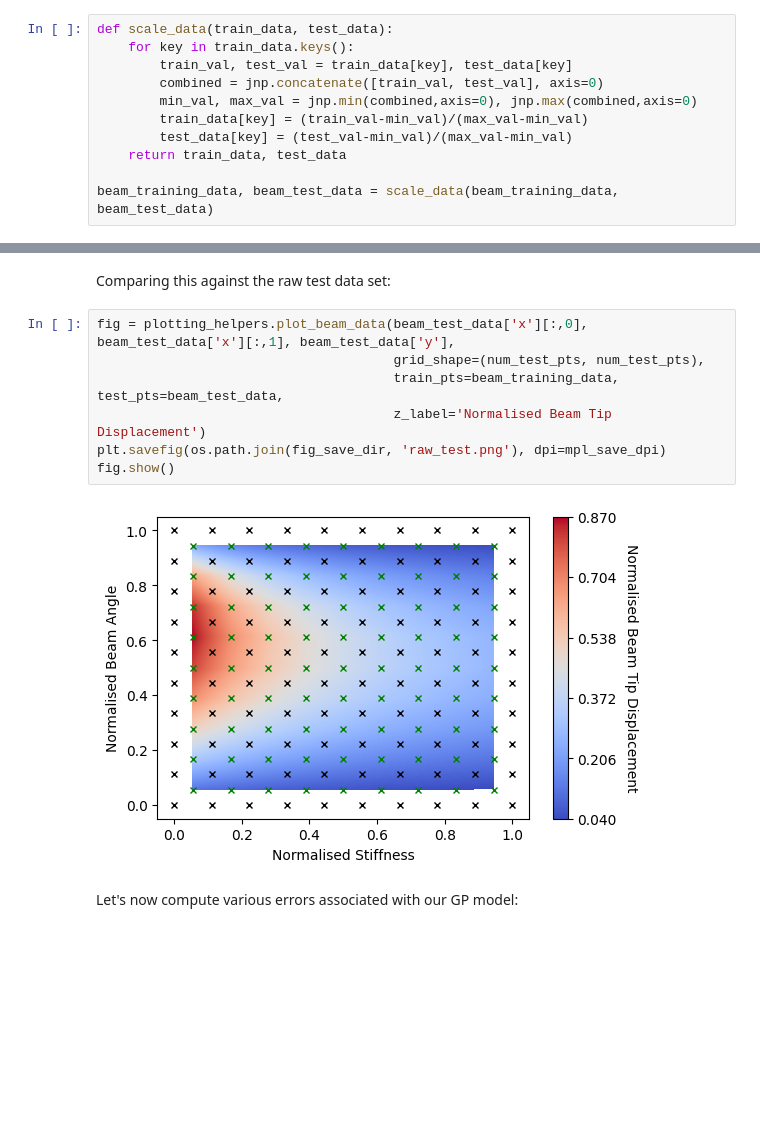
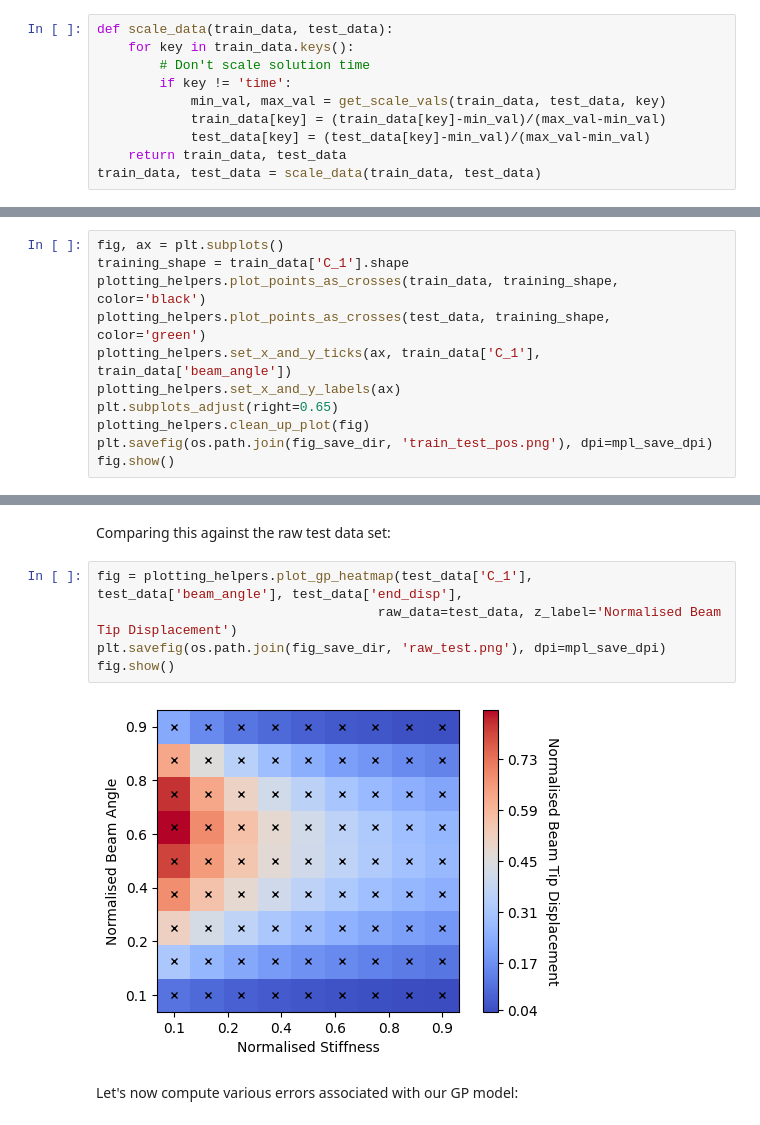
Before and after one commit to mabilton/bayesian_oed_bilton_masters, a Jupyter notebook: chapter_4/[1] Surrogate Beam Model.ipynb, the cells around one changed output, grey strips where cells are left out. Saved outputs shown, nothing was run; the diff lists cells and outputs as text; blank space fills up the shorter version.

```diff
--- a/chapter_4/[1] Surrogate Beam Model.ipynb
+++ b/chapter_4/[1] Surrogate Beam Model.ipynb
@@ -47,14 +77,13 @@ Since the `C_1` and `beam_angle` parameters take on different ranges of values,
 # %%
 def scale_data(train_data, test_data):
     for key in train_data.keys():
-        train_val, test_val = train_data[key], test_data[key]
-        combined = jnp.concatenate([train_val, test_val], axis=0)
-        min_val, max_val = jnp.min(combined,axis=0), jnp.max(combined,axis=0)
-        train_data[key] = (train_val-min_val)/(max_val-min_val)
-        test_data[key] = (test_val-min_val)/(max_val-min_val)
+        # Don't scale solution time
+        if key != 'time':
+            min_val, max_val = get_scale_vals(train_data, test_data, key)
+            train_data[key] = (train_data[key]-min_val)/(max_val-min_val)
+            test_data[key] = (test_data[key]-min_val)/(max_val-min_val)
     return train_data, test_data
-
-beam_training_data, beam_test_data = scale_data(beam_training_data, beam_test_data)
+train_data, test_data = scale_data(train_data, test_data)
 # %% [markdown]
 Define and train Gaussian process model - let's also time how long it takes to train the GP:
 # %%
@@ -139,0 +189,11 @@ Predictions took 0.54427 seconds to compute
+# %%
+fig, ax = plt.subplots()
+training_shape = train_data['C_1'].shape
+plotting_helpers.plot_points_as_crosses(train_data, training_shape, color='black')
+plotting_helpers.plot_points_as_crosses(test_data, training_shape, color='green')
+plotting_helpers.set_x_and_y_ticks(ax, train_data['C_1'], train_data['beam_angle'])
+plotting_helpers.set_x_and_y_labels(ax)
+plt.subplots_adjust(right=0.65)
+plotting_helpers.clean_up_plot(fig)
+plt.savefig(os.path.join(fig_save_dir, 'train_test_pos.png'), dpi=mpl_save_dpi)
+fig.show()
@@ -140,14 +202,12 @@ Predictions took 0.54427 seconds to compute
 # %% [markdown]
 Comparing this against the raw test data set:
 # %%
-fig = plotting_helpers.plot_beam_data(beam_test_data['x'][:,0], beam_test_data['x'][:,1], beam_test_data['y'],
-                                      grid_shape=(num_test_pts, num_test_pts),
-                                      train_pts=beam_training_data, test_pts=beam_test_data,
-                                      z_label='Normalised Beam Tip Displacement')
+fig = plotting_helpers.plot_gp_heatmap(test_data['C_1'], test_data['beam_angle'], test_data['end_disp'],
+                                    raw_data=test_data, z_label='Normalised Beam Tip Displacement')
 plt.savefig(os.path.join(fig_save_dir, 'raw_test.png'), dpi=mpl_save_dpi)
 fig.show()
 # %% [output]
-[figure, old version]
+[figure, new version]
 # %% [markdown]
 Let's now compute various errors associated with our GP model:
 # %%
```
Also changed, not shown: parts of 25 cells of this notebook, 58 other files.
